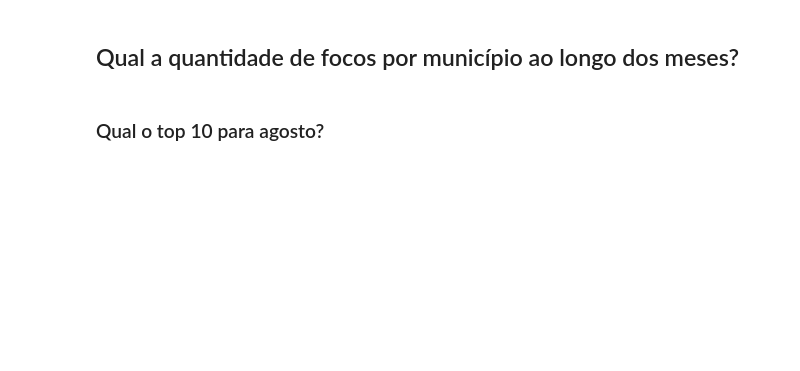
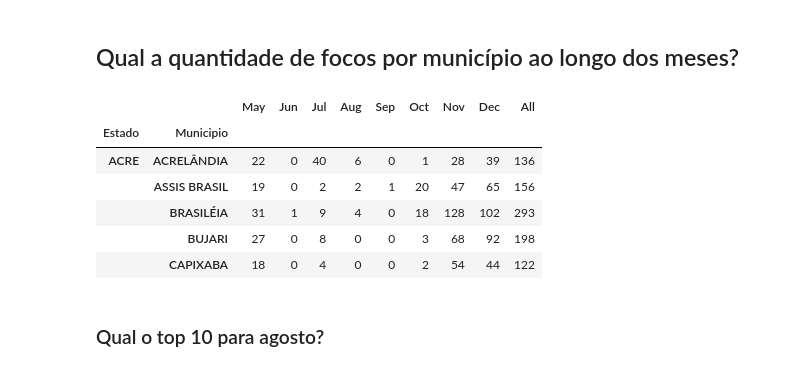
Before and after one commit to luanabeckerdaluz/ser347-cap419-geopandas, a Jupyter notebook: geopandas.ipynb, the cells around one changed output. Saved outputs shown, nothing was run; the diff lists cells and outputs as text; code cells hidden in the pictures; blank space fills up the shorter version.

```diff
--- a/geopandas.ipynb
+++ b/geopandas.ipynb
@@ -515,9 +781,17 @@ pvt.describe()
 ## Qual a quantidade de focos por município ao longo dos meses?
 # %%
 pvt2 = pd.pivot_table(focos, values="geometry", index=["Estado", "Municipio"],
-                      columns=["nome_mes"], aggfunc="count", fill_value=0, margins=False)
-pvt2 = pvt2[["May", "Jun", "Jul", "Aug", "Sep", "Oct", "Nov", "Dec"]]
+                      columns=["nome_mes"], aggfunc="count", fill_value=0, margins=True)
+pvt2.columns=["May", "Jun", "Jul", "Aug", "Sep", "Oct", "Nov", "Dec", "All"]
 pvt2.head()
+# %% [output]
+|  |  | May | Jun | Jul | Aug | Sep | Oct | Nov | Dec | All |
+| Estado | Municipio |  |  |  |  |  |  |  |  |  |
+| ACRE | ACRELÂNDIA | 22 | 0 | 40 | 6 | 0 | 1 | 28 | 39 | 136 |
+|  | ASSIS BRASIL | 19 | 0 | 2 | 2 | 1 | 20 | 47 | 65 | 156 |
+|  | BRASILÉIA | 31 | 1 | 9 | 4 | 0 | 18 | 128 | 102 | 293 |
+|  | BUJARI | 27 | 0 | 8 | 0 | 0 | 3 | 68 | 92 | 198 |
+|  | CAPIXABA | 18 | 0 | 4 | 0 | 0 | 2 | 54 | 44 | 122 |
 # %% [markdown]
 ### Qual o top 10 para agosto?
 # %%
```
Also changed, not shown: parts of 49 cells of this notebook, 1 other file.
